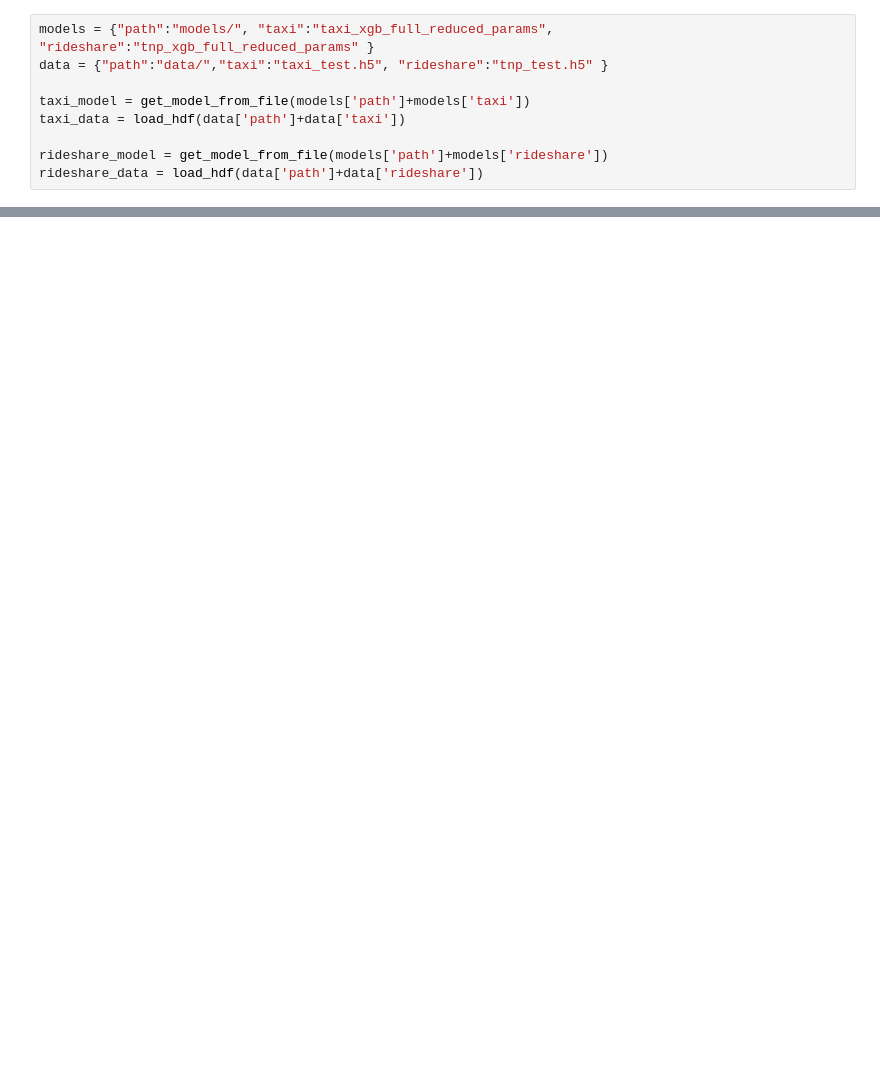
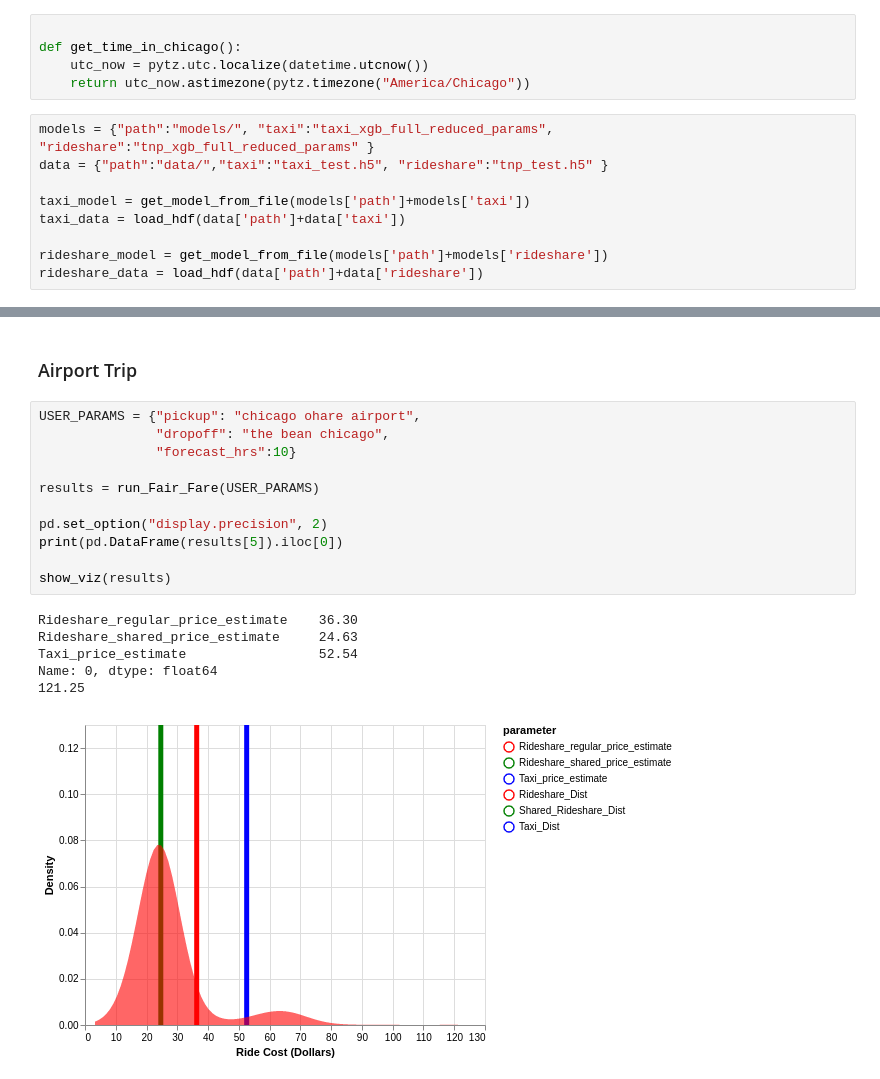
Before and after one commit to isaackod/TNP_taxi_project, a Jupyter notebook: high_level_UI.ipynb, the cells around one changed output, grey strips where cells are left out. Cells and saved outputs as stored; diff of their text form; blank space fills up the shorter version.

```diff
--- a/high_level_UI.ipynb
+++ b/high_level_UI.ipynb
@@ -29,3 +38,8 @@ The autoreload extension is already loaded. To reload it, use:
+# %%
+
+def get_time_in_chicago():
+    utc_now = pytz.utc.localize(datetime.utcnow())
+    return utc_now.astimezone(pytz.timezone("America/Chicago"))
 # %%
 models = {"path":"models/", "taxi":"taxi_xgb_full_reduced_params", "rideshare":"tnp_xgb_full_reduced_params" }
 data = {"path":"data/","taxi":"taxi_test.h5", "rideshare":"tnp_test.h5" }
@@ -163,0 +222,20 @@ kde
+# %% [markdown]
+### Airport Trip
+# %%
+USER_PARAMS = {"pickup": "chicago ohare airport",
+               "dropoff": "the bean chicago",
+               "forecast_hrs":10}
+
+results = run_Fair_Fare(USER_PARAMS)
+
+pd.set_option("display.precision", 2)
+print(pd.DataFrame(results[5]).iloc[0])
+
+show_viz(results)
+# %% [output]
+Rideshare_regular_price_estimate    36.30
+Rideshare_shared_price_estimate     24.63
+Taxi_price_estimate                 52.54
+Name: 0, dtype: float64
+121.25
+[figure, added]
```
Also changed, not shown: parts of 20 cells of this notebook, 3 other files.
